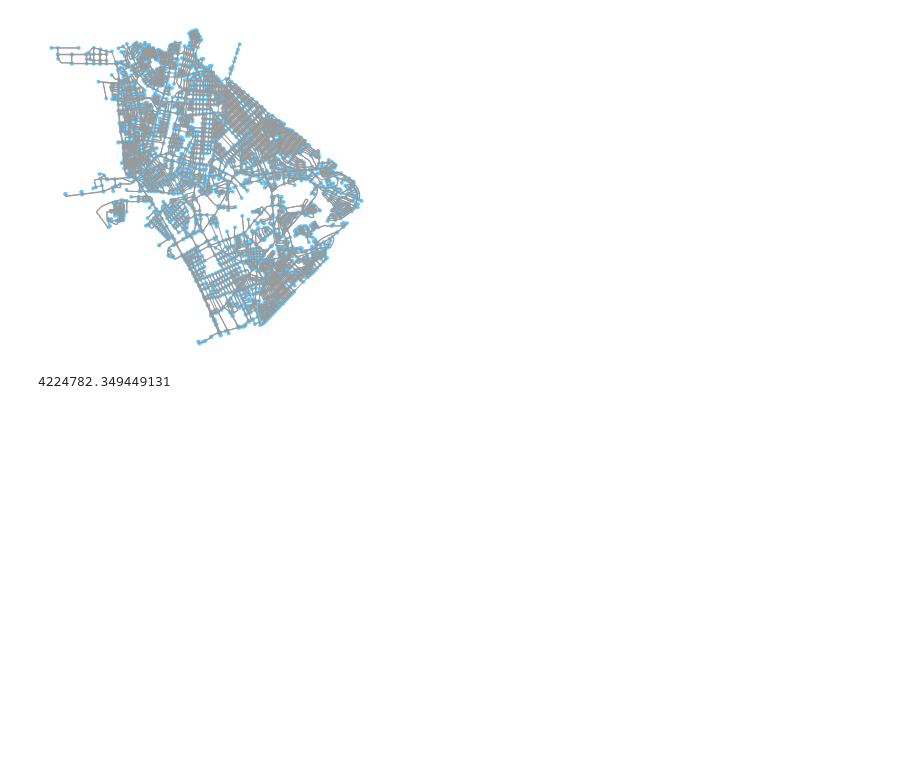
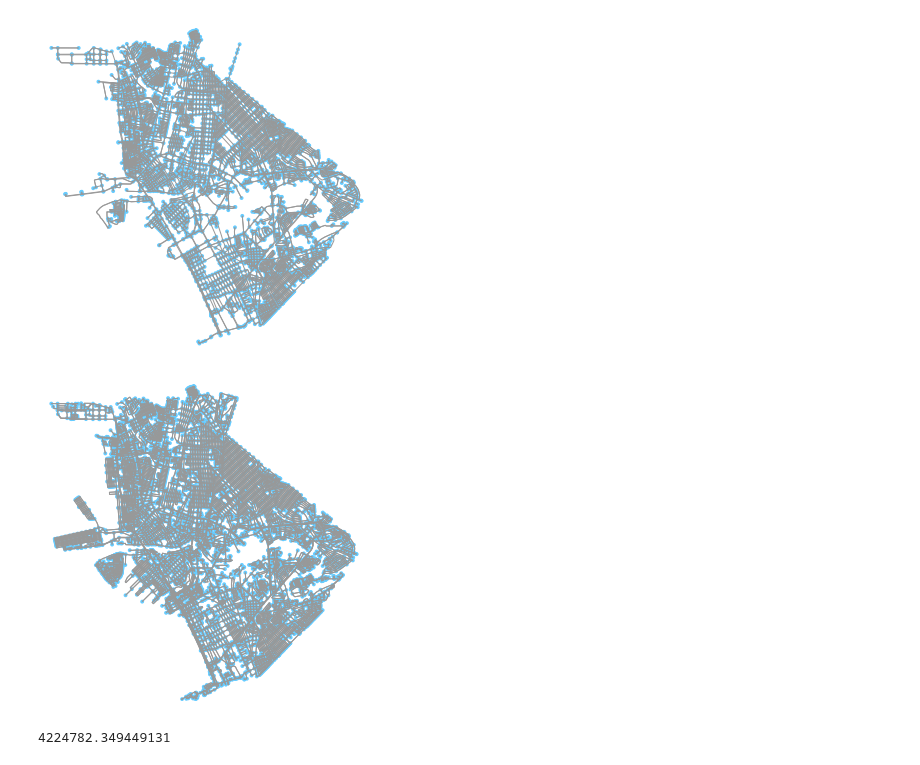
Before and after one commit to ajgatdu2/osmnx-examples, a Jupyter notebook: notebooks/00-osmnx-features-demo.ipynb, the cells around one changed output. Drawn from its saved outputs; the diff is of its cells as text; code cells hidden in the pictures; blank space fills up the shorter version.

```diff
--- a/notebooks/00-osmnx-features-demo.ipynb
+++ b/notebooks/00-osmnx-features-demo.ipynb
@@ -77,6 +77,11 @@ G1 = ox.graph_from_place('Manila, Philippines', network_type='drive')
 fig, ax = ox.plot_graph(G1)
 # %% [output]
 [figure]
+# %%
+G2 = ox.graph_from_place('Manila, Philippines', network_type='walk')
+fig, ax = ox.plot_graph(G2)
+# %% [output]
+[figure, added]
 # %%
 # what sized area does our network cover in square meters?
 G_proj = ox.project_graph(G)
```
Also changed, not shown: 6 other files.
